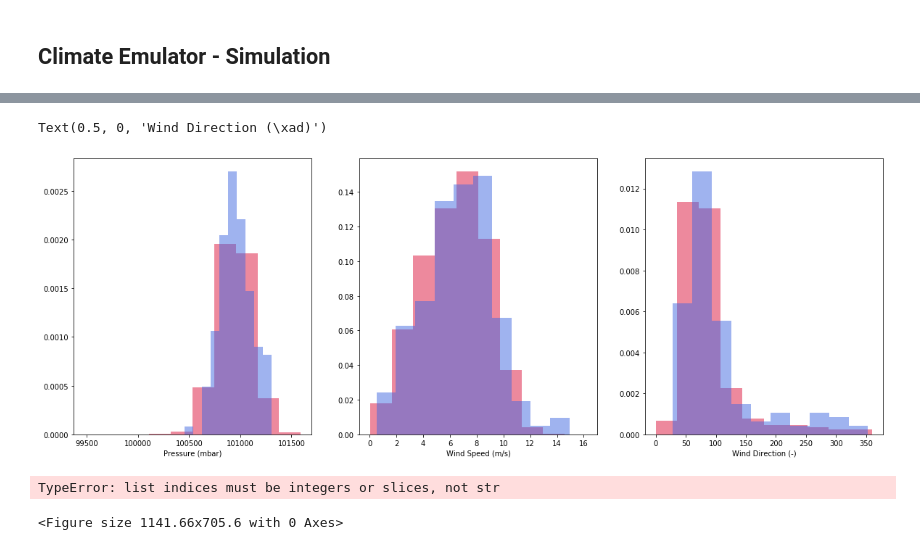
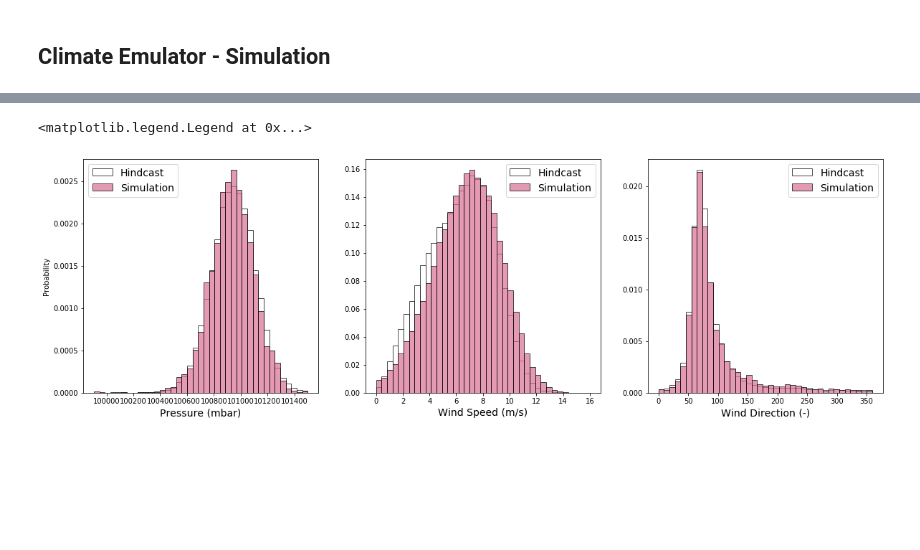
Before and after one commit to ripolln/teslakit, a Jupyter notebook: notebooks/MAJURO/01_Offshore/12_Climate_Emulator.ipynb, the cells around one changed output, grey strips where cells are left out. Cells and saved outputs as stored; diff of their text form; code cells hidden in the pictures; blank space fills up the shorter version.

```diff
--- a/notebooks/MAJURO/01_Offshore/12_Climate_Emulator.ipynb
+++ b/notebooks/MAJURO/01_Offshore/12_Climate_Emulator.ipynb
@@ -243,0 +250,15 @@ Attributes:
+# %%
+# --------------------------------------
+# Select Simulation to plot
+
+# 2 levels of simulation now:
+n_sim_DWTs = 0  # switch DWTs Simulation (used at CE Sim.)
+n_sim_CE = 0    # switch WAVES Simulation (generated from CE Sim.)
+
+# Load Waves simulated for DWTs set number "n_sim_DWTs"
+# WVS_sim, TCs_sim, WVS_upd = CE.LoadSim(n_sim = n_sim_DWTs)
+WVS_sim = CE.LoadSim_onlywaves(n_sim = n_sim_DWTs)
+
+# Plot simulated waves parameters distribution
+# Plot_Waves_Histogram_FitSim(WVS_fit, WVS_upd.isel(n_sim = n_sim_CE));
+Plot_Waves_Histogram_FitSim(WVS_fit, WVS_sim.isel(n_sim = n_sim_CE));
@@ -244,36 +267,24 @@ Attributes:
 # %%
-fig = plt.figure(figsize=[20,7])
+fig = plt.figure(figsize=[20,6])
 gs2=gridspec.GridSpec(1,3)
 ax1=fig.add_subplot(gs2[0])
-ax1.hist(WVS_fit.msl,density=True,color='crimson',alpha=0.5)
-ax1.hist(WVS_sim.msl,density=True,color='royalblue',alpha=0.5)
-ax1.set_xlabel('Pressure (mbar)')
+ax1.hist(WVS_fit.msl,bins=np.linspace(np.nanmin(WVS_sim.msl),np.nanmax(WVS_sim.msl),40), density=True,color='white',alpha=0.7,edgecolor='black',label='Hindcast')
+ax1.hist(WVS_sim.msl,bins=np.linspace(np.nanmin(WVS_sim.msl),np.nanmax(WVS_sim.msl),40), density=True,color='palevioletred',alpha=0.7,edgecolor='black',label='Simulation')
+ax1.set_xlabel('Pressure (mbar)',fontsize=14)
+ax1.set_ylabel('Probability')
+ax1.legend(fontsize=14)
 
 ax2=fig.add_subplot(gs2[1])
-ax2.hist(WVS_fit.wind_speed,density=True,color='crimson',alpha=0.5)
-ax2.hist(WVS_sim.wind_speed,density=True,color='royalblue',alpha=0.5)
-ax2.set_xlabel('Wind Speed (m/s)')
+ax2.hist(WVS_fit.wind_speed,bins=np.linspace(np.nanmin(WVS_sim.wind_speed),np.nanmax(WVS_sim.wind_speed),40), density=True,color='white',alpha=0.7,edgecolor='black',label='Hindcast')
+ax2.hist(WVS_sim.wind_speed,bins=np.linspace(np.nanmin(WVS_sim.wind_speed),np.nanmax(WVS_sim.wind_speed),40), density=True,color='palevioletred',alpha=0.7,edgecolor='black',label='Simulation')
+ax2.set_xlabel('Wind Speed (m/s)',fontsize=14)
+ax2.legend(fontsize=14)
 
 ax3=fig.add_subplot(gs2[2])
-ax3.hist(WVS_fit.wind_dir,density=True,color='crimson',alpha=0.5)
-ax3.hist(WVS_sim.wind_dir,density=True,color='royalblue',alpha=0.5)
-ax3.set_xlabel('Wind Direction (­)')
+ax3.hist(WVS_fit.wind_dir,bins=np.linspace(np.nanmin(WVS_sim.wind_dir),np.nanmax(WVS_sim.wind_dir),40), density=True,color='white',alpha=0.7,edgecolor='black',label='Hindcast')
+ax3.hist(WVS_sim.wind_dir,bins=np.linspace(np.nanmin(WVS_sim.wind_dir),np.nanmax(WVS_sim.wind_dir),40), density=True,color='palevioletred',alpha=0.7,edgecolor='black',label='Simulation')
+ax3.set_xlabel('Wind Direction (­)',fontsize=14)
+ax3.legend(fontsize=14)
 # %% [output]
-Text(0.5, 0, 'Wind Direction (\xad)')
+<matplotlib.legend.Legend at 0x...>
-[figure, old version]
+[figure, new version]
-# %%
-# --------------------------------------
-# Select Simulation to plot
-
-# 2 levels of simulation now:
-n_sim_DWTs = 0  # switch DWTs Simulation (used at CE Sim.)
-n_sim_CE = 0    # switch WAVES Simulation (generated from CE Sim.)
-
-# Load Waves simulated for DWTs set number "n_sim_DWTs"
-WVS_sim, TCs_sim, WVS_upd = CE.LoadSim(n_sim = n_sim_DWTs)
-
-# Plot simulated waves parameters distribution
-Plot_Waves_Histogram_FitSim(WVS_fit, WVS_upd.isel(n_sim = n_sim_CE));
-# %% [output]
-TypeError: list indices must be integers or slices, not str
-<Figure size 1141.66x705.6 with 0 Axes>
```
Also changed, not shown: parts of 3 cells of this notebook, 1 other file.
